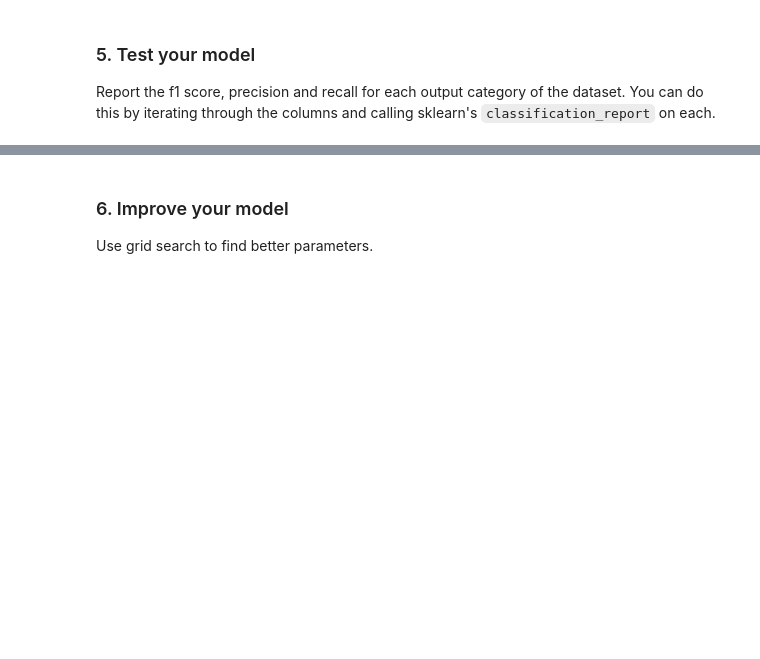
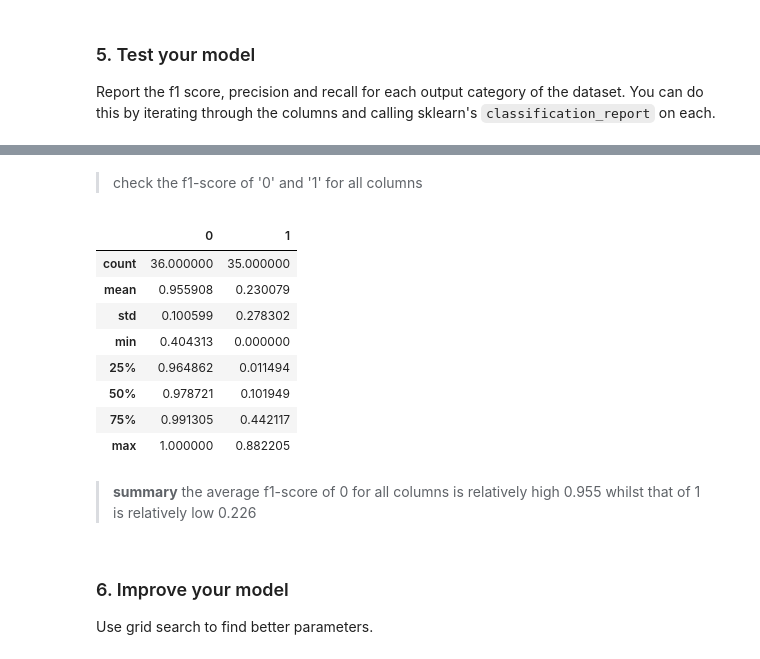
Before and after one commit to GinnCheng/Disaster-message-response, a Jupyter notebook: scripts/ML_Pipeline_Preparation.ipynb, the cells around one changed output, grey strips where cells are left out. Cells and saved outputs as stored; diff of their text form; code cells hidden in the pictures; blank space fills up the shorter version.

```diff
--- a/scripts/ML_Pipeline_Preparation.ipynb
+++ b/scripts/ML_Pipeline_Preparation.ipynb
@@ -52,4 +52 @@ df.sample(5)
 5 rows × 39 columns
-# %%
-for col in df.loc[:,'related':'direct_report'].columns:
-    print(col,':',df[col].unique())
@@ -134,11 +113,12 @@ Report the f1 score, precision and recall for each output category of the datase
 y_pred = pipeline.predict(X_test)
 # %%
 # setup dataframes for predicting 0 and 1 of the message
-f1_report = {}
-for i, col in enumerate(y.columns):
-    # Generate classification report as dictionary
-    tmp_rpt = classification_report(y_test.iloc[:,i], y_pred[:,i], output_dict=True)
-    # Extract F1-scores for each label
-    f1_scores = {label: metrics['f1-score'] for label, metrics in tmp_rpt.items() if label not in ['accuracy', 'macro avg', 'weighted avg']}
-    f1_report[col] = f1_scores
-    print(f1_scores)
+def f1_report_frame(y, y_test, y_pred):
+    f1_report = {}
+    for i, col in enumerate(y.columns):
+        # Generate classification report as dictionary
+        tmp_rpt = classification_report(y_test.iloc[:,i], y_pred[:,i], output_dict=True)
+        # Extract F1-scores for each label
+        f1_scores = {label: metrics['f1-score'] for label, metrics in tmp_rpt.items() if label not in ['accuracy', 'macro avg', 'weighted avg']}
+        f1_report[col] = f1_scores
+    return pd.DataFrame(f1_report)
@@ -172,3 +125,21 @@ f1_frame
+# %%
+f1_frame = f1_report_frame(y, y_test, y_pred)
+# %% [markdown]
+> check the f1-score of '0' and '1' for all columns
+# %%
+f1_frame.T.describe()
+# %% [output]
+|  | 0 | 1 |
+| count | 36.000000 | 35.000000 |
+| mean | 0.955908 | 0.230079 |
+| std | 0.100599 | 0.278302 |
+| min | 0.404313 | 0.000000 |
+| 25% | 0.964862 | 0.011494 |
+| 50% | 0.978721 | 0.101949 |
+| 75% | 0.991305 | 0.442117 |
+| max | 1.000000 | 0.882205 |
+# %% [markdown]
+> **summary** the average f1-score of 0 for all columns is relatively high 0.955 whilst that of 1 is relatively low 0.226
 # %% [markdown]
 ### 6. Improve your model
 Use grid search to find better parameters.
```
Also changed, not shown: parts of 11 cells of this notebook.
